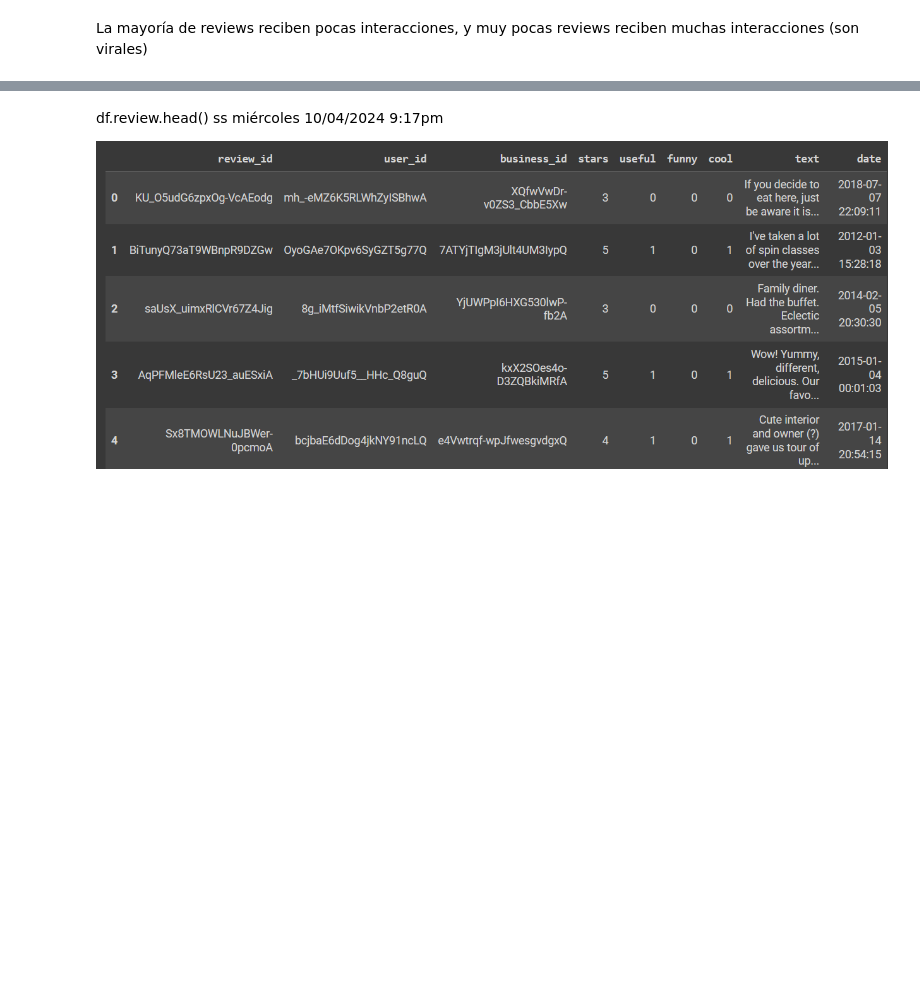
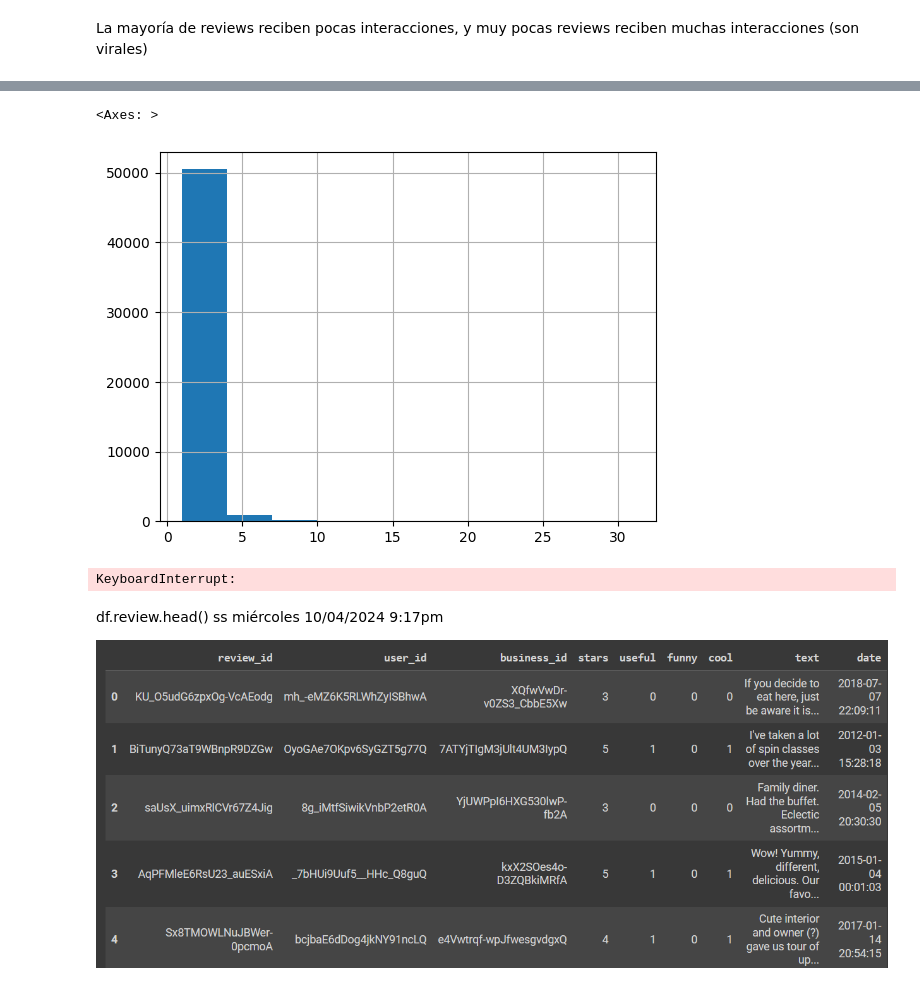
Before and after one commit to Sistemas-de-Recomendacion-Group-3/taller2_modelo, a Jupyter notebook: Taller_2_Recomendacion.ipynb, the cells around one changed output, grey strips where cells are left out. Drawn from its saved outputs; the diff is of its cells as text; code cells hidden in the pictures; blank space fills up the shorter version.

```diff
--- a/Taller_2_Recomendacion.ipynb
+++ b/Taller_2_Recomendacion.ipynb
@@ -304,3 +397,7 @@ Error in callback <function _draw_all_if_interactive at 0x...> (for post_execute
 KeyboardInterrupt:
 Error in callback <function flush_figures at 0x...> (for post_execute):
 KeyboardInterrupt:
+# %%
+user_count = df.groupby('user_id')['business_id'].agg({'count'}).sort_values(by='count', ascending=False)
+user_count = user_count.reset_index()
+user_count
@@ -307,3 +418,14 @@ KeyboardInterrupt:
+# %%
+user_count['count'].hist()
+# %% [output]
+<Axes: >
+[figure, added]
+# %%
+value_counts = df_review.business_id.value_counts()
+value_counts.plot(kind='bar')
+plt.show()
+# %% [output]
+KeyboardInterrupt:
 # %%
 df_review.head()
 # %% [markdown]
```
Also changed, not shown: parts of 29 cells of this notebook.
